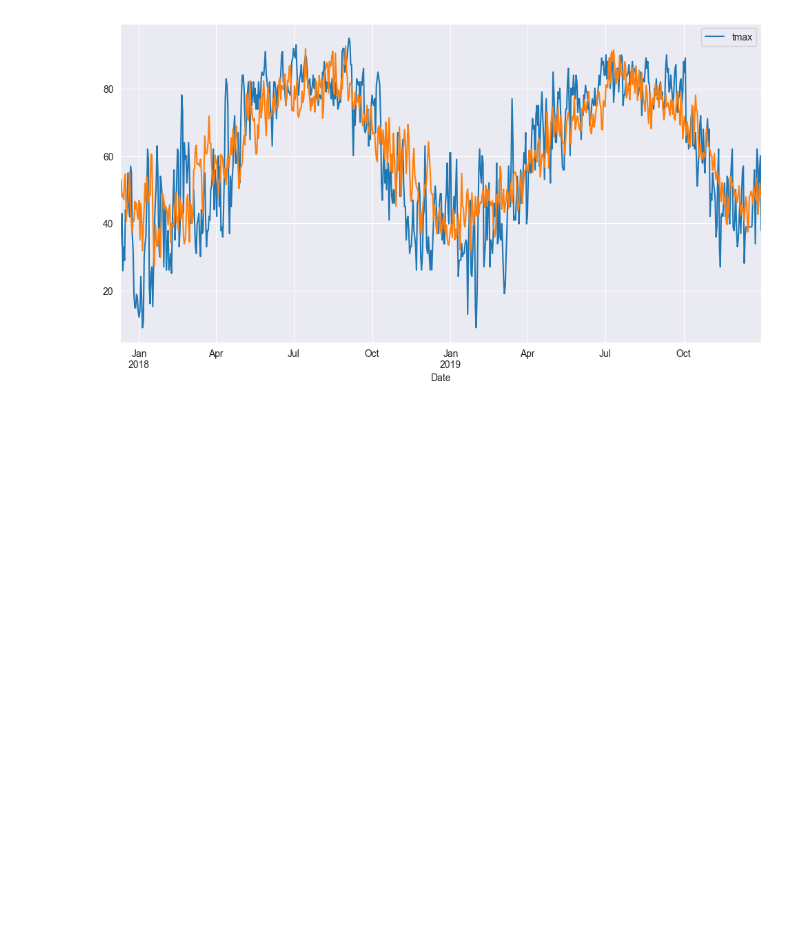
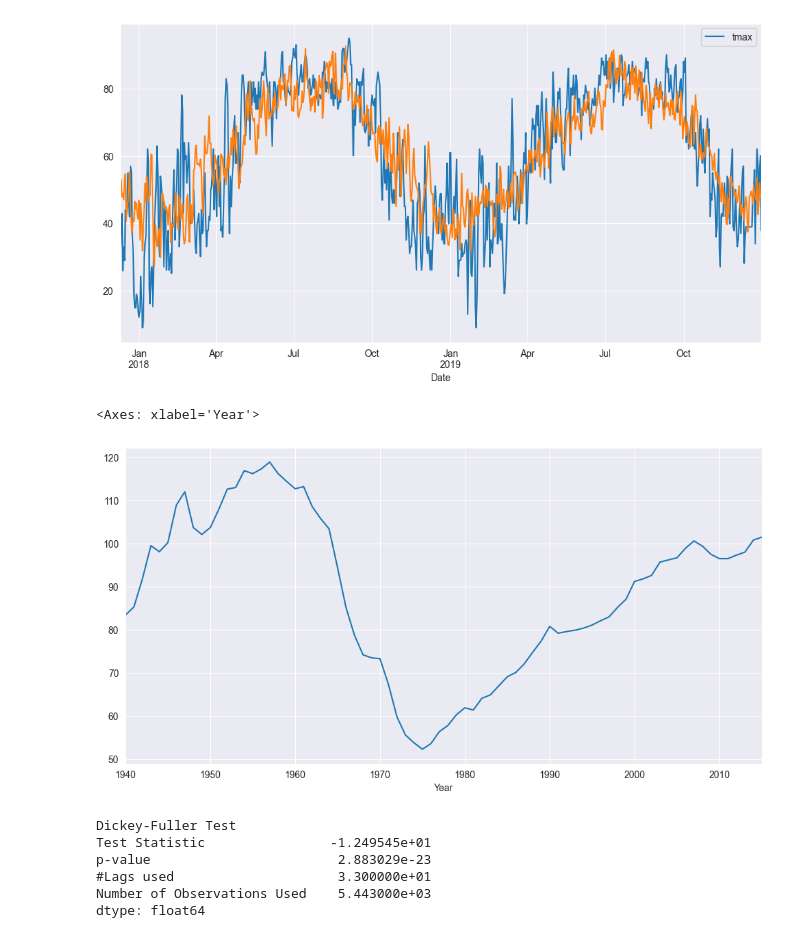
Before and after one commit to SMARIFUL1/Time-Series-Analysis, a Jupyter notebook: Forecasting with ARIMA.ipynb, the cells around one changed output. Saved outputs shown, nothing was run; the diff lists cells and outputs as text; code cells hidden in the pictures; blank space fills up the shorter version.

```diff
--- a/Forecasting with ARIMA.ipynb
+++ b/Forecasting with ARIMA.ipynb
@@ -83,3 +83,33 @@ ax = test_df.plot(ax=ax)
 ax = prediction.plot(ax=ax)
 # %% [output]
 [figure]
+# %%
+#time series stationary
+from statsmodels.tsa.stattools import adfuller
+
+pitt_df = pd.read_csv('data/PittsburghWeather.csv', index_col='Date', parse_dates=True)
+df_2 = pitt_df.rolling(window=60).mean()['tmax']
+mask = (df_2.index > '1985-01-01') & (df_2.index < '2000-01-01')
+df_2 = df_2.loc[mask]
+#df_2.plot()
+
+usbirth_df = pd.read_csv('data/US-Birth-Rates.csv', index_col='Year', parse_dates=True)
+usbirth_df['30-34'].plot()
+# %% [output]
+<Axes: xlabel='Year'>
+[figure, added]
+# %%
+def adf_test(timeseries):
+    print('Dickey-Fuller Test')
+    dftest = adfuller(timeseries, autolag='AIC')
+    dfoutput = pd.Series(dftest[0:4], index=['Test Statistic', 'p-value', '#Lags used', 'Number of Observations Used'])
+    print(dfoutput)
+
+adf_test(df_2)
+# %% [output]
+Dickey-Fuller Test
+Test Statistic                -1.249545e+01
+p-value                        2.883029e-23
+#Lags used                     3.300000e+01
+Number of Observations Used    5.443000e+03
+dtype: float64
```
Also changed, not shown: parts of 3 cells of this notebook.
